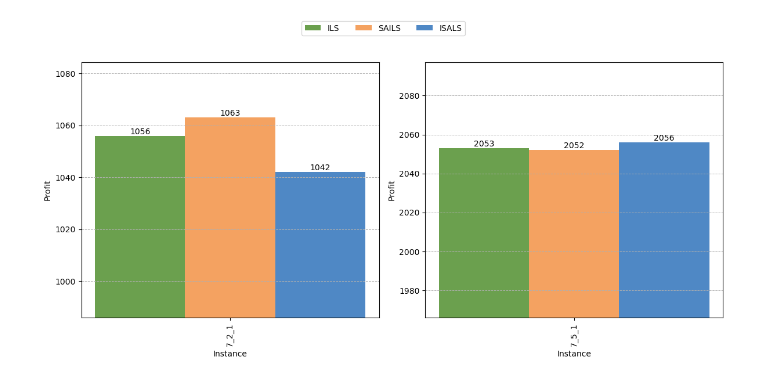
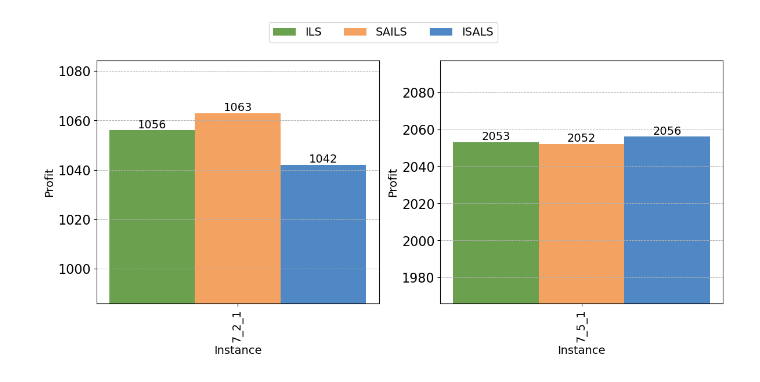
Before and after one commit to MxHbm/IM_Challenge, a Jupyter notebook: Data/Analysis/Algorithm_comparison/Flexi/profit_comparison.ipynb, the cells around one changed output. Drawn from its saved outputs; the diff is of its cells as text; code cells hidden in the pictures.

```diff
--- a/Data/Analysis/Algorithm_comparison/Flexi/profit_comparison.ipynb
+++ b/Data/Analysis/Algorithm_comparison/Flexi/profit_comparison.ipynb
@@ -38,23 +38,23 @@ def plot_instance_group_with_custom_min(prefix, min_value, file_name):
     # Add the profit values on top of each bar
     for bar in bar_ils:
         height = bar.get_height()
-        plt.text(bar.get_x() + bar.get_width() / 2, height, f'{height:.0f}', ha='center', va='bottom')
+        plt.text(bar.get_x() + bar.get_width() / 2, height, f'{height:.0f}', ha='center', va='bottom', fontsize=14)
 
     for bar in bar_sails:
         height = bar.get_height()
-        plt.text(bar.get_x() + bar.get_width() / 2, height, f'{height:.0f}', ha='center', va='bottom')
+        plt.text(bar.get_x() + bar.get_width() / 2, height, f'{height:.0f}', ha='center', va='bottom', fontsize=14)
 
     for bar in bar_isals:
         height = bar.get_height()
-        plt.text(bar.get_x() + bar.get_width() / 2, height, f'{height:.0f}', ha='center', va='bottom')
+        plt.text(bar.get_x() + bar.get_width() / 2, height, f'{height:.0f}', ha='center', va='bottom', fontsize=14)
 
-    plt.xlabel('Instance')
-    plt.ylabel('Profit')
-    #plt.title(f'Profit Comparison for {prefix} Instances')
-    plt.xticks([i + 0.25 for i in x], instances, rotation=90)
+    plt.xlabel('Instance', fontsize=14)
+    plt.ylabel('Profit', fontsize=14)
+    plt.xticks([i + 0.25 for i in x], instances, rotation=90, fontsize=14)
+    plt.yticks(fontsize=14)
     plt.ylim(min_value, max(profits_ils.max(), profits_isals.max(), profits_sails.max()) * 1.02)
     plt.grid(True, axis='y', linestyle='--', linewidth=0.7)  # Grid lines only on y-axis
-    plt.legend()
+    plt.legend(fontsize=14)
     plt.tight_layout()
 
     # Save the figure in high quality (300 DPI)
@@ -107,46 +107,46 @@ def plot_instance_group_with_custom_min(ax, prefix, min_value):
     # Add the profit values on top of each bar
     for bar in bar_ils:
         height = bar.get_height()
-        ax.text(bar.get_x() + bar.get_width() / 2, height, f'{height:.0f}', ha='center', va='bottom')
+        ax.text(bar.get_x() + bar.get_width() / 2, height, f'{height:.0f}', ha='center', va='bottom', fontsize=14)
 
     for bar in bar_sails:
         height = bar.get_height()
-        ax.text(bar.get_x() + bar.get_width() / 2, height, f'{height:.0f}', ha='center', va='bottom')
+        ax.text(bar.get_x() + bar.get_width() / 2, height, f'{height:.0f}', ha='center', va='bottom', fontsize=14)
 
     for bar in bar_isals:
         height = bar.get_height()
-        ax.text(bar.get_x() + bar.get_width() / 2, height, f'{height:.0f}', ha='center', va='bottom')
+        ax.text(bar.get_x() + bar.get_width() / 2, height, f'{height:.0f}', ha='center', va='bottom', fontsize=14)
 
-    ax.set_xlabel('Instance')
-    ax.set_ylabel('Profit')
+    ax.set_xlabel('Instance', fontsize=14)
+    ax.set_ylabel('Profit', fontsize=14)
     ax.set_xticks([i + 0.25 for i in x])
-    ax.set_xticklabels(instances, rotation=90)
+    ax.set_xticklabels(instances, rotation=90, fontsize=14)
+    ax.tick_params(axis='y', labelsize=16)
 
     # Set the y-limit based on actual data, with a small margin
     max_profit = max(profits_ils.max(), profits_isals.max(), profits_sails.max())
     ax.set_ylim(min_value, max_profit * 1.02)
     ax.grid(True, axis='y', linestyle='--', linewidth=0.7)  # Grid lines only on y-axis
 
-# Create the figure with 3 subplots side by side, no shared y-axis
-fig, axes = plt.subplots(1, 2, figsize=(12, 6))  # One row, three columns, no shared y-axis
+# Create the figure with 2 subplots side by side, no shared y-axis
+fig, axes = plt.subplots(1, 2, figsize=(12, 6))  # One row, two columns, no shared y-axis
 
 # Plot each group of instances
 plot_instance_group_with_custom_min(axes[0], '7_2', 986)
 plot_instance_group_with_custom_min(axes[1], '7_5', 1966)
 
-
 # Add a single legend for the entire figure
 handles, labels = axes[0].get_legend_handles_labels()
-fig.legend(handles, labels, loc='upper center', ncol=3)
+fig.legend(handles, labels, loc='upper center', ncol=3, fontsize=14)
 
 # Adjust layout for a cleaner look and leave more space for the legend
 plt.subplots_adjust(top=0.85)  # Increase top margin for the legend
 plt.tight_layout(rect=[0, 0, 1, 0.90])  # Leave more space for the legend
 
 # Save the combined figure
 plt.savefig('flexi_profit_comparison_combined.png', format='png', dpi=300)
 
 # Show the combined figure
 plt.show()
 # %% [output]
-[figure, old version]
+[figure, new version]
```
Also changed, not shown: parts of 1 cell of this notebook, 20 other files.
